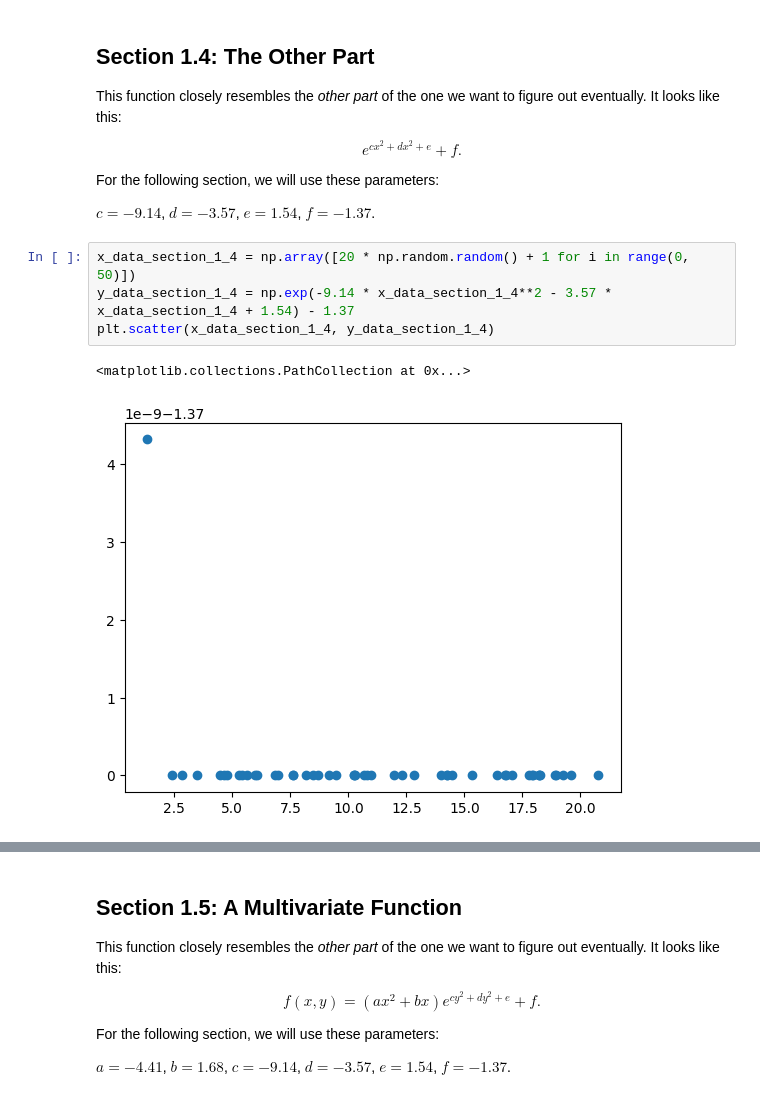
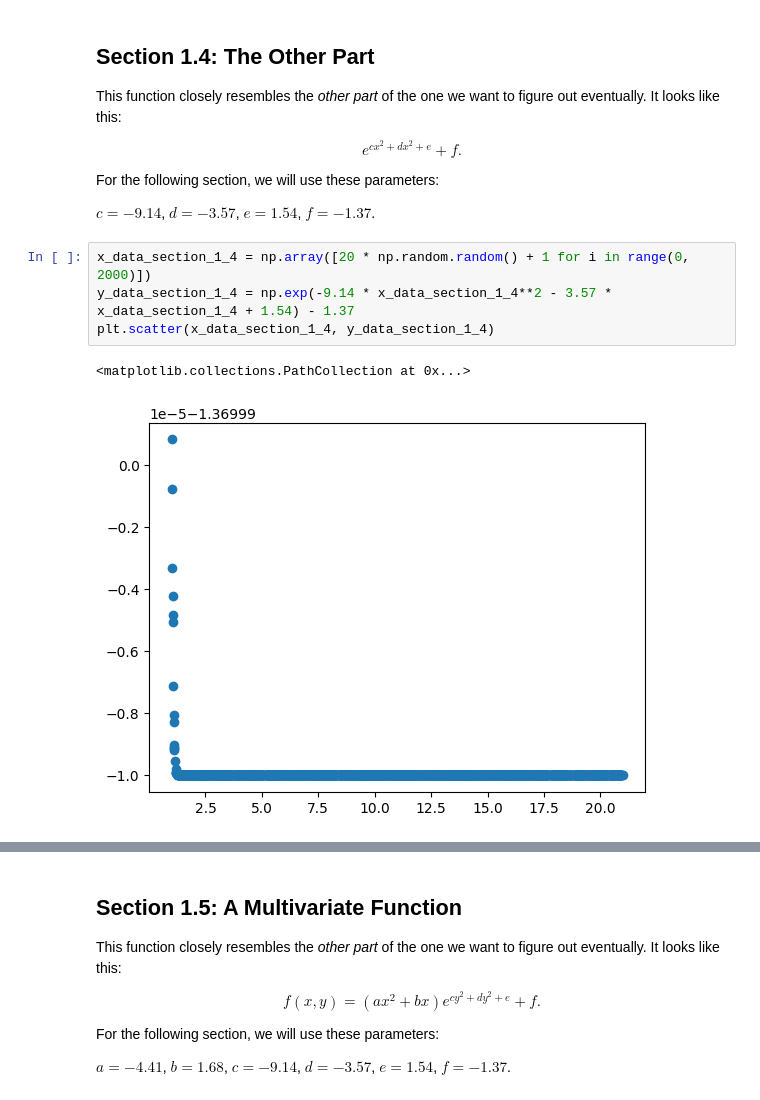
Before and after one commit to MidnightExcursion/Understanding_SymReg, a Jupyter notebook: app/notebooks/understanding_pysrregressor.ipynb, the cells around one changed output, grey strips where cells are left out. Saved outputs shown, nothing was run; the diff lists cells and outputs as text.

```diff
--- a/app/notebooks/understanding_pysrregressor.ipynb
+++ b/app/notebooks/understanding_pysrregressor.ipynb
@@ -417,12 +417,12 @@ For the following section, we will use these parameters:
 
 $c = -9.14$, $d = -3.57$, $e = 1.54$, $f = -1.37$.
 # %%
-x_data_section_1_4 = np.array([20 * np.random.random() + 1 for i in range(0, 50)])
+x_data_section_1_4 = np.array([20 * np.random.random() + 1 for i in range(0, 2000)])
 y_data_section_1_4 = np.exp(-9.14 * x_data_section_1_4**2 - 3.57 * x_data_section_1_4 + 1.54) - 1.37
 plt.scatter(x_data_section_1_4, y_data_section_1_4)
 # %% [output]
 <matplotlib.collections.PathCollection at 0x...>
-[figure, old version]
+[figure, new version]
 # %%
 model_section_1_4 = PySRRegressor(
     niterations = 40,
```
Also changed, not shown: parts of 8 cells of this notebook.
